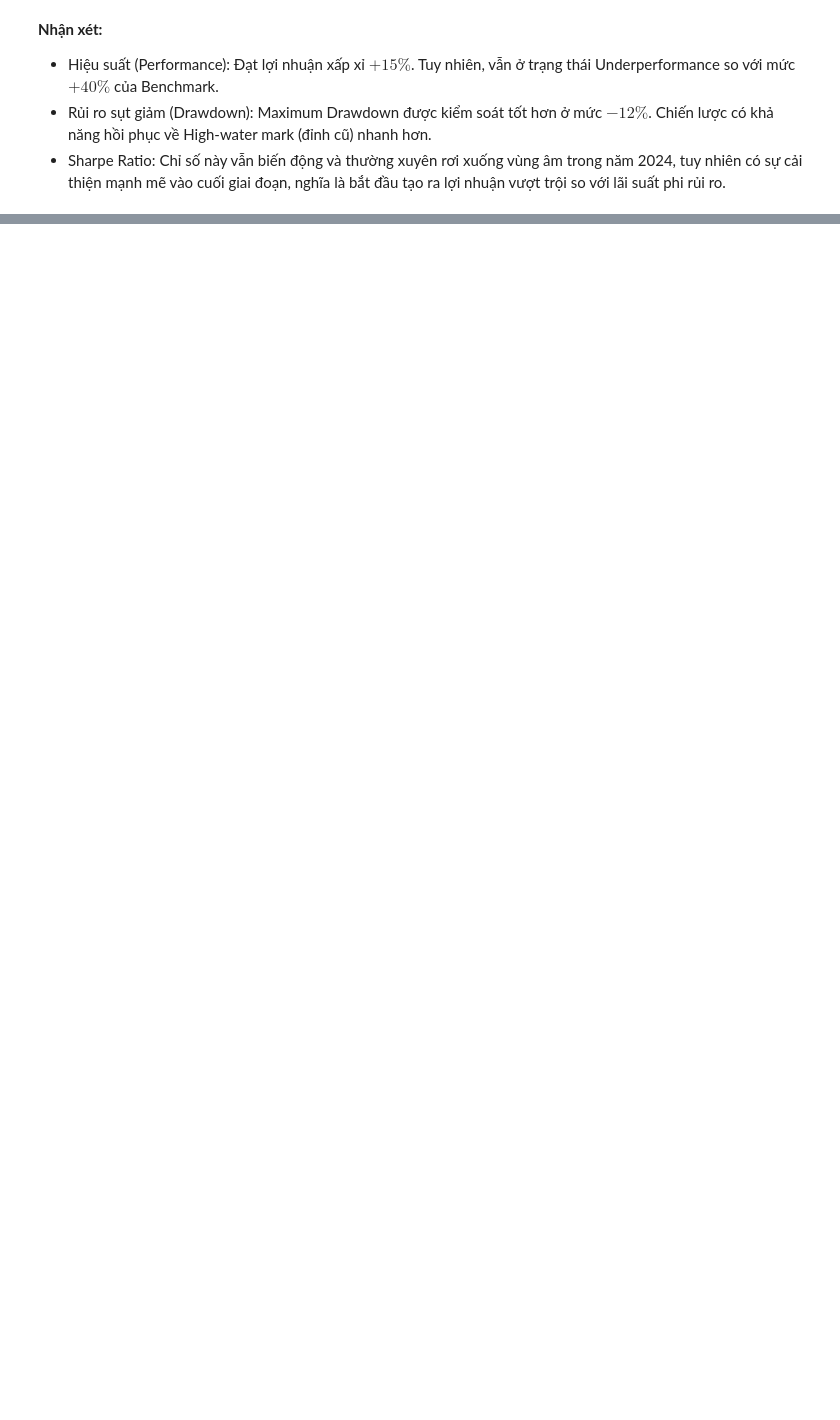
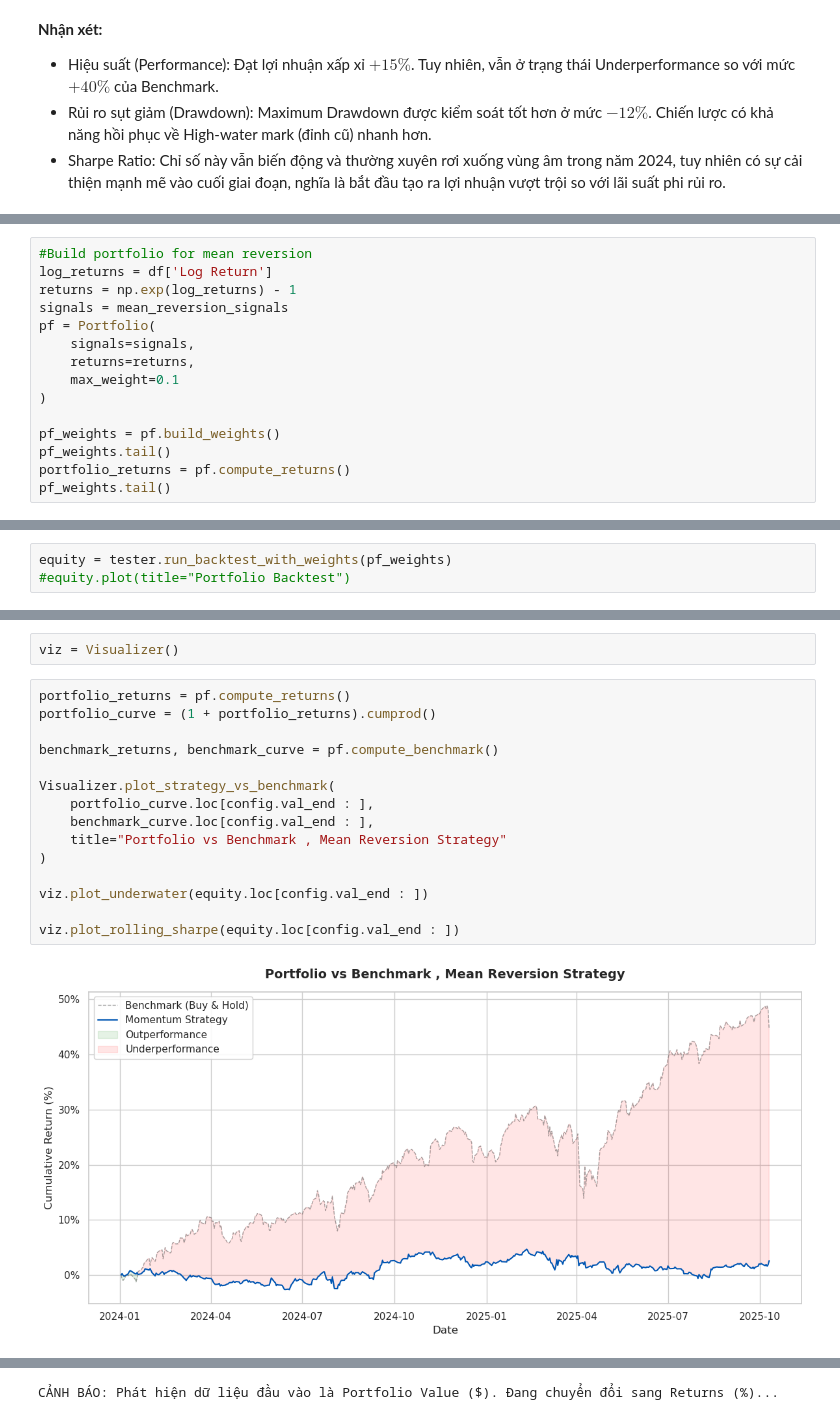
Before and after one commit to buibaongan/CF_Ngan23280071_Dung23280048, a Jupyter notebook: notebook/main.ipynb, the cells around one changed output, grey strips where cells are left out. Drawn from its saved outputs; the diff is of its cells as text; blank space fills up the shorter version.

```diff
--- a/notebook/main.ipynb
+++ b/notebook/main.ipynb
@@ -324,0 +329,15 @@ CẢNH BÁO: Phát hiện dữ liệu đầu vào là Portfolio Value ($). Đang
+# %%
+#Build portfolio for mean reversion
+log_returns = df['Log Return']
+returns = np.exp(log_returns) - 1
+signals = mean_reversion_signals
+pf = Portfolio(
+    signals=signals,
+    returns=returns,
+    max_weight=0.1
+)
+
+pf_weights = pf.build_weights()
+pf_weights.tail()
+portfolio_returns = pf.compute_returns()
+pf_weights.tail()
@@ -324,0 +354,3 @@ CẢNH BÁO: Phát hiện dữ liệu đầu vào là Portfolio Value ($). Đang
+# %%
+equity = tester.run_backtest_with_weights(pf_weights)
+#equity.plot(title="Portfolio Backtest")
@@ -324,0 +362,19 @@ CẢNH BÁO: Phát hiện dữ liệu đầu vào là Portfolio Value ($). Đang
+# %%
+viz = Visualizer()
+# %%
+portfolio_returns = pf.compute_returns()
+portfolio_curve = (1 + portfolio_returns).cumprod()
+
+benchmark_returns, benchmark_curve = pf.compute_benchmark()
+
+Visualizer.plot_strategy_vs_benchmark(
+    portfolio_curve.loc[config.val_end : ],
+    benchmark_curve.loc[config.val_end : ],
+    title="Portfolio vs Benchmark , Mean Reversion Strategy"
+)
+
+viz.plot_underwater(equity.loc[config.val_end : ])
+
+viz.plot_rolling_sharpe(equity.loc[config.val_end : ])
+# %% [output]
+[figure, added]
@@ -324,0 +382 @@ CẢNH BÁO: Phát hiện dữ liệu đầu vào là Portfolio Value ($). Đang
+CẢNH BÁO: Phát hiện dữ liệu đầu vào là Portfolio Value ($). Đang chuyển đổi sang Returns (%)...
```
Also changed, not shown: parts of 11 cells of this notebook, 1 other file.
